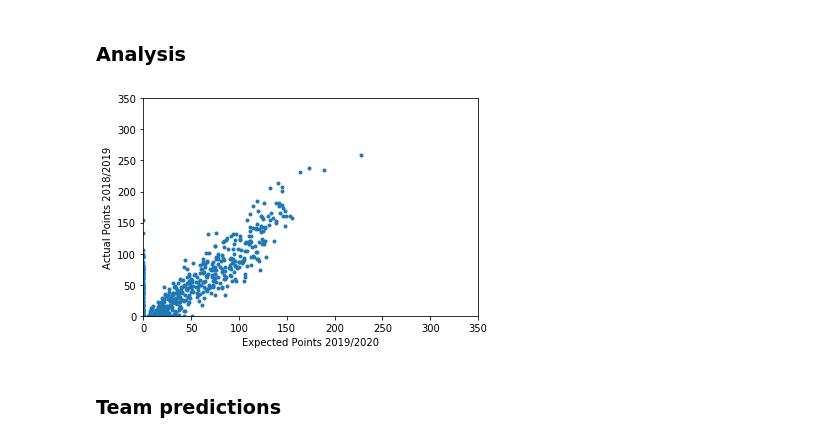
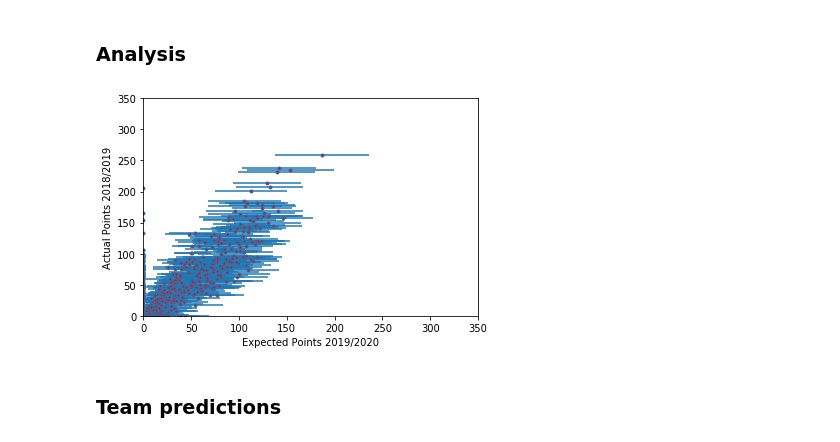
Before and after one commit to kalyanrparajuli/Fantasy-Football, a Jupyter notebook: models/optimization_model.ipynb, the cells around one changed output. Drawn from its saved outputs; the diff is of its cells as text; code cells hidden in the pictures.

```diff
--- a/models/optimization_model.ipynb
+++ b/models/optimization_model.ipynb
@@ -261,23 +253,25 @@ def ComputeExpectedPoints(fixtures_list, form, teams, all_players_params, all_te
                 if all_players_params.loc[all_players_params.index[i], 'position'] == "FWD":
                     scaling = np.array([4., 3., 0.])
                 for k in range(len(h_games)):  # over all home games
+                    mins_played = sample_mins_played(all_players_params.loc[all_players_params.index[i], 'a_mins'], all_players_params.loc[all_players_params.index[i], 'b_mins'], all_players_params.loc[all_players_params.index[i], 'a_games'], all_players_params.loc[all_players_params.index[i], 'b_games'])  # sample mins played
                     n = np.random.poisson(lambdas[0][h_games[k]])  # sample total goal number
                     goa, assi = sample_goals_and_assists(all_players_params.loc[all_players_params.index[i], 'a_goals'],
                                                          all_players_params.loc[all_players_params.index[i], 'b_goals'],
                                                          all_players_params.loc[all_players_params.index[i], 'c_goals'],
-                                                         n)
+                                                         n, mins_played)
                     points[l, i] += ((goa * scaling[0]) + (assi * scaling[1]))  # goals and assists
-                    points[l, i] += ((scaling[2] * sample_clean_sheet_points(lambdas[1][h_games[k]], all_players_params.loc[all_players_params.index[i], 'a_mins'], all_players_params.loc[all_players_params.index[i], 'b_mins'], all_players_params.loc[all_players_params.index[i], 'a_games'], all_players_params.loc[all_players_params.index[i], 'b_games'])) +
-                                           (sample_mins_points(all_players_params.loc[all_players_params.index[i], 'a_mins'], all_players_params.loc[all_players_params.index[i], 'b_mins'], all_players_params.loc[all_players_params.index[i], 'a_games'], all_players_params.loc[all_players_params.index[i], 'b_games'])))
+                    points[l, i] += ((scaling[2] * sample_clean_sheet_points(lambdas[1][h_games[k]], mins_played)) +
+                                           (sample_mins_points(mins_played)))
                 for k in range(len(a_games)):  # over all away games
+                    mins_played = sample_mins_played(all_players_params.loc[all_players_params.index[i], 'a_mins'], all_players_params.loc[all_players_params.index[i], 'b_mins'], all_players_params.loc[all_players_params.index[i], 'a_games'], all_players_params.loc[all_players_params.index[i], 'b_games'])  # sample mins played
                     n = np.random.poisson(lambdas[1][a_games[k]])  # sample total goal number
                     goa, assi = sample_goals_and_assists(all_players_params.loc[all_players_params.index[i], 'a_goals'],
                                                          all_players_params.loc[all_players_params.index[i], 'b_goals'],
                                                          all_players_params.loc[all_players_params.index[i], 'c_goals'],
-                                                         n)
+                                                         n, mins_played)
                     points[l, i] += ((goa * scaling[0]) + (assi * scaling[1]))  # goals and assists
-                    points[l, i] += ((scaling[2] * sample_clean_sheet_points(lambdas[0][a_games[k]], all_players_params.loc[all_players_params.index[i], 'a_mins'], all_players_params.loc[all_players_params.index[i], 'b_mins'], all_players_params.loc[all_players_params.index[i], 'a_games'], all_players_params.loc[all_players_params.index[i], 'b_games'])) +
-                                           (sample_mins_points(all_players_params.loc[all_players_params.index[i], 'a_mins'], all_players_params.loc[all_players_params.index[i], 'b_mins'], all_players_params.loc[all_players_params.index[i], 'a_games'], all_players_params.loc[all_players_params.index[i], 'b_games'])))
+                    points[l, i] += ((scaling[2] * sample_clean_sheet_points(lambdas[0][a_games[k]], mins_played)) +
+                                           (sample_mins_points(mins_played)))
 
         print('---')
         print('Realisation ', l)
@@ -470,22 +464,22 @@ frame.sort_values(by=['Expected Points 2019/2020'], ascending=False)
 # %%
 # plot with respect to last seasons points - for those players eligible
 y3 = pd.read_csv("../data/players_raw_20182019.csv")
 y3['full_name'] = (y3['first_name'] + ' ' + y3['second_name'])
 exp_points = np.zeros(len(y3.index))
 sd_points = np.zeros(len(y3.index))
 for i in range(len(y3.index)):
     ind = np.where(y3.loc[y3.index[i], 'full_name'] == all_players_params['player'])[0][0]
     exp_points[i] = all_players_params.loc[all_players_params.index[ind], 'Expected Points 2019/2020']
     sd_points[i] = all_players_params.loc[all_players_params.index[ind], 'Std Points 2019/2020']
 
-plot.errorbar(exp_points, y3['total_points'], marker='.', linestyle="")#, yerr=2 * sd_points, marker='.', linestyle="")
+plot.errorbar(exp_points, y3['total_points'], xerr=2 * sd_points, marker='.', mfc='r', linestyle="")
 plot.xlim([0, 350])
 plot.ylim([0, 350])
 plot.xlabel('Expected Points 2019/2020')
 plot.ylabel('Actual Points 2018/2019')
 plot.show()
 # %% [output]
-[figure, old version]
+[figure, new version]
 # %% [markdown]
 ### Team predictions
 # %% [markdown]
```
Also changed, not shown: parts of 8 cells of this notebook, 3 other files.
